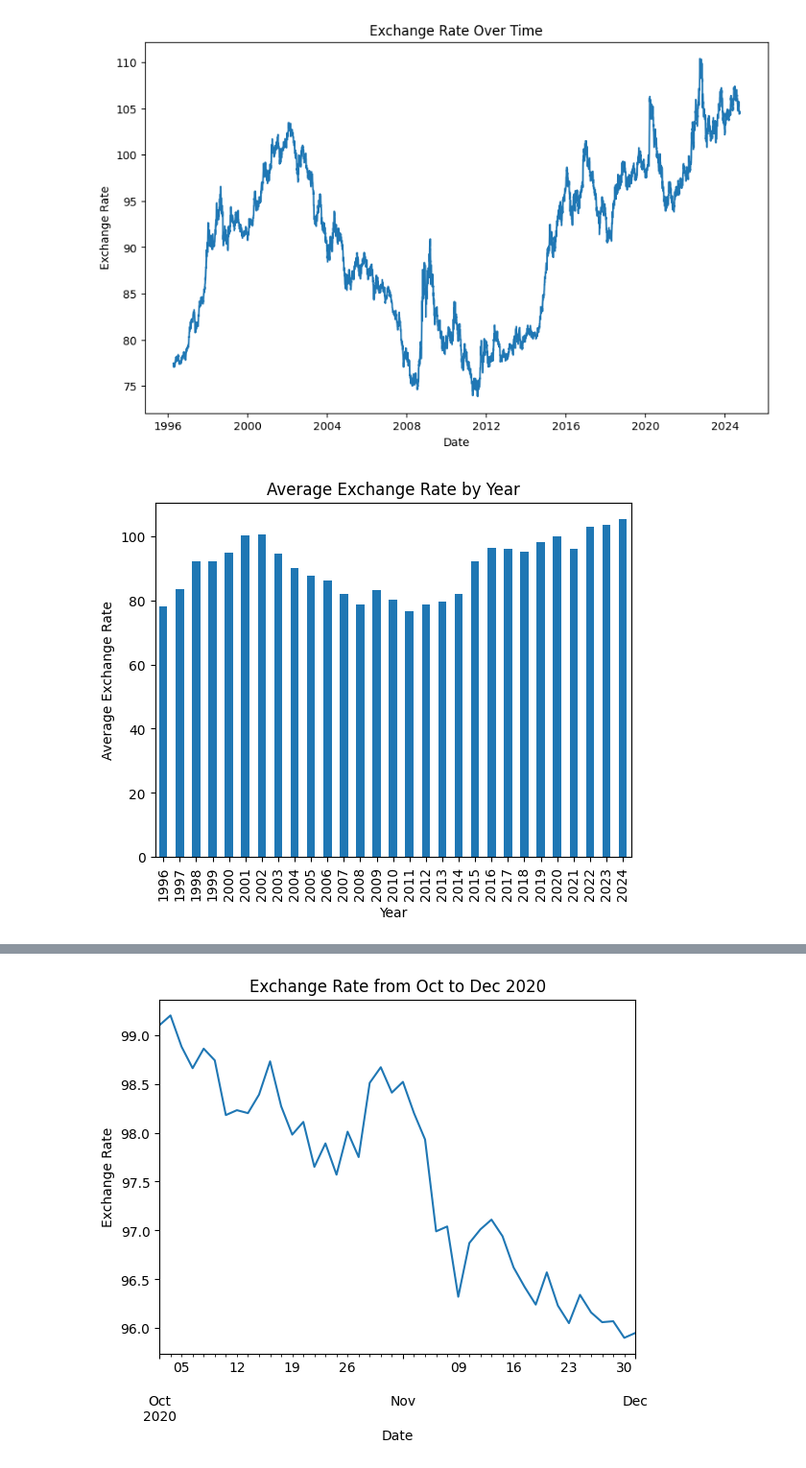
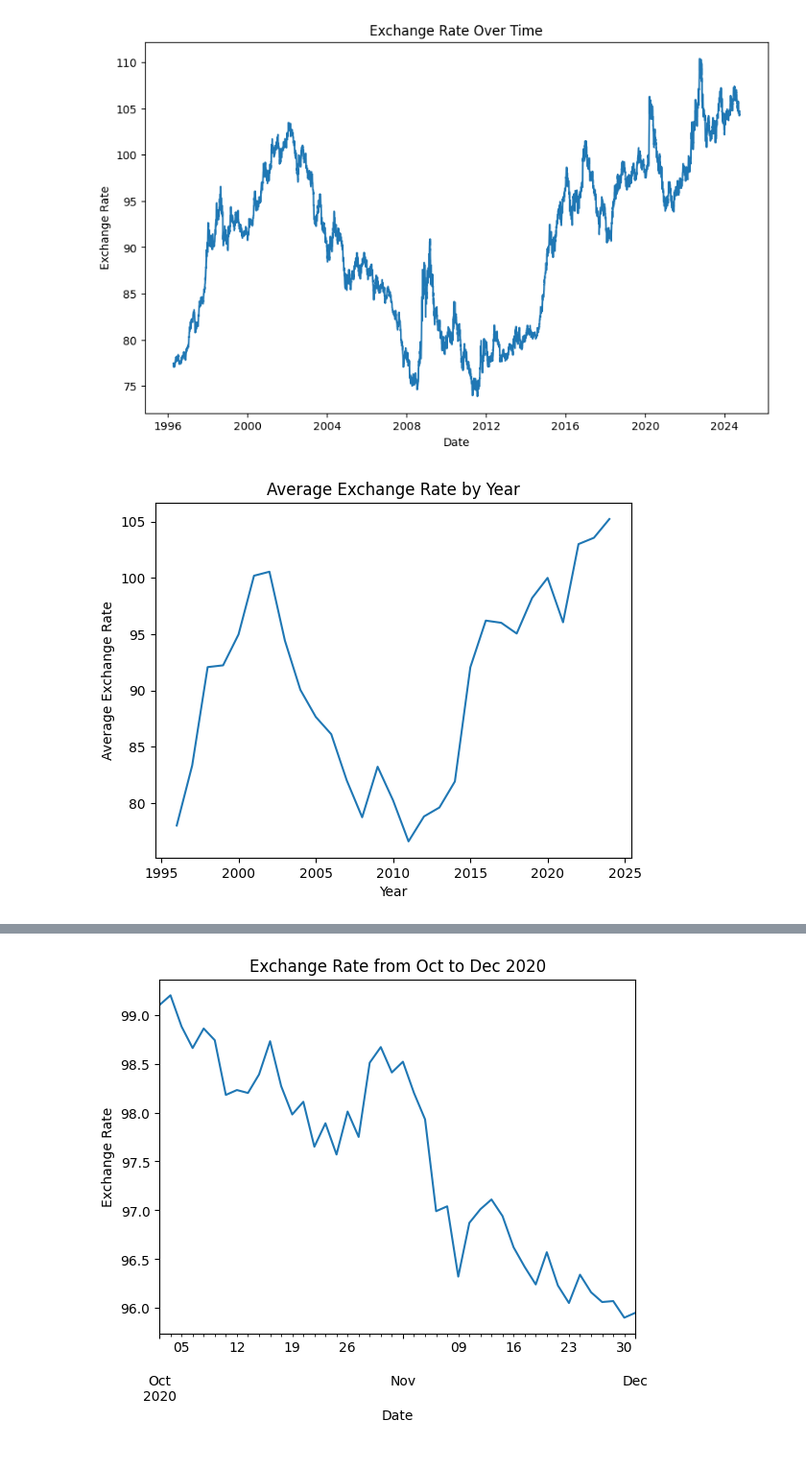
Before and after one commit to Pnwankwo2/M92, a Jupyter notebook: project_1_10_1.ipynb, the cells around one changed output, grey strips where cells are left out. Shown at 96% size. Cells and saved outputs as stored; diff of their text form; code cells hidden in the pictures.

```diff
--- a/project_1_10_1.ipynb
+++ b/project_1_10_1.ipynb
@@ -35,10 +35,11 @@ import matplotlib.pyplot as plt
 import scipy.stats as sts
 # %%
 #Identify URL and create dataframe
+# The correct encoding must be used to read the CSV
 df = pd.read_csv("https://stats.bis.org/api/v2/data/dataflow/BIS/WS_EER/1.0/D.N.B.US?format=csv",
-    index_col='TIME_PERIOD',
-    parse_dates=True
-)
+                 encoding="ISO-8859-1",
+                 index_col='TIME_PERIOD',
+                 parse_dates=True)
 df
 # %% [output]
 |  | FREQ | EER_TYPE | EER_BASKET | REF_AREA | UNIT_MEASURE | TIME_FORMAT | COLLECTION | TITLE_TS | ... |
@@ -58,27 +86,20 @@ df
 # %%
 #Drop unwanted columns
-df_filtered_columns = df.drop(['FREQ','EER_TYPE','EER_BASKET','REF_AREA','UNIT_MEASURE','TIME_FORMAT','COLLECTION','TITLE_TS','OBS_STATUS','OBS_CONF','OBS_PRE_BREAK'], axis=1)
+df_filtered_columns = df[['OBS_VALUE']]
 # df_filtered_columns
 
 #Drop unwanted rows
 df_filtered_rows = df_filtered_columns.dropna()
 # df_filtered_rows
 
-#rename columns
-df_renamed = df_filtered_rows.rename(columns={'TIME_PERIOD':'Date', 'OBS_VALUE':'Exchange_Rate'})
-# display(df_renamed.head())
+#rename columns and index
+df_renamed = df_filtered_rows.rename(columns={'OBS_VALUE':'Exchange_Rate'},index={'TIME_PERIOD':'Date'})
+df_renamed.index.name = 'Date'
 
-#set index as the date column
-# df_renamed = df_renamed.set_index('Date')
-
-
+# Check info and Datatypes
 display(df_renamed.info())
 
-
-# df_renamed.describe()
-
-# df_renamed.dtypes
-
+# Show first and last 5 rows
 display(df_renamed.head())
 display(df_renamed.tail())
 # %% [output]
@@ -107,0 +209,15 @@ None
+# %%
+# add the mean, median, mode, variance, standard deviation, and z-scores to the DataFrame as new columns
+# mean = average, median = middle value, mode = most frequent appearing exchange rate
+# variance = how far exchange rates are from the mean, SD = square root of variance and is average disatance of each exchange rate from the mean
+# higher SD indicates greater dispersion in the exchange rates
+
+df_renamed.loc[:, 'mean'] = mean_numpy
+df_renamed.loc[:, 'Median'] = median_numpy
+df_renamed.loc[:, 'Variance'] = variance_numpy
+df_renamed.loc[:, 'Standard_Deviation'] = std_numpy
+df_renamed.loc[:, 'z_score'] = (df_renamed['Exchange_Rate'] - mean_numpy) / std_numpy
+
+# Display the first and last five rows
+display(df_renamed.head())
+display(df_renamed.tail())
@@ -118,15 +249,15 @@ plt.show()
 # %%
 #average exchange rate by year
 df_renamed['Year'] = df_renamed.index.year
 average_exchange_rate_by_year = df_renamed.groupby('Year')['Exchange_Rate'].mean()
-average_exchange_rate_by_year.plot(kind='bar')
+average_exchange_rate_by_year.plot(kind='line')
 plt.title('Average Exchange Rate by Year')
 plt.xlabel('Year')
 plt.ylabel('Average Exchange Rate')
 plt.show()
 #
 # %% [output]
-[figure, old version]
+[figure, new version]
 # %%
 #average exchange rate by year and month
 df_renamed['Month'] = df_renamed.index.month
```
Also changed, not shown: parts of 21 cells of this notebook.
